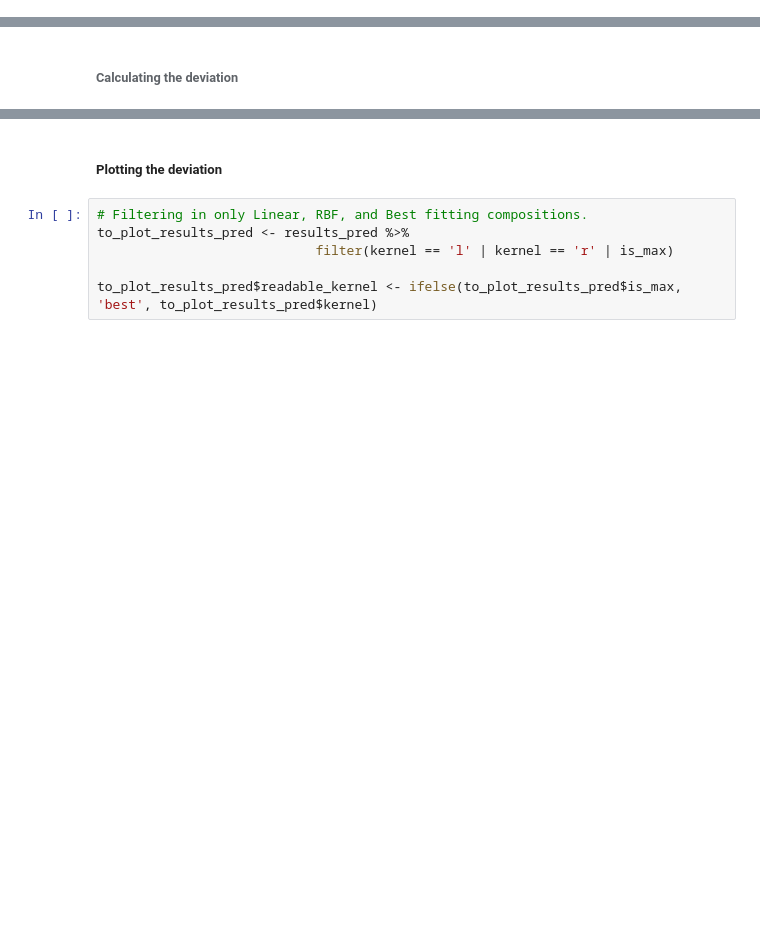
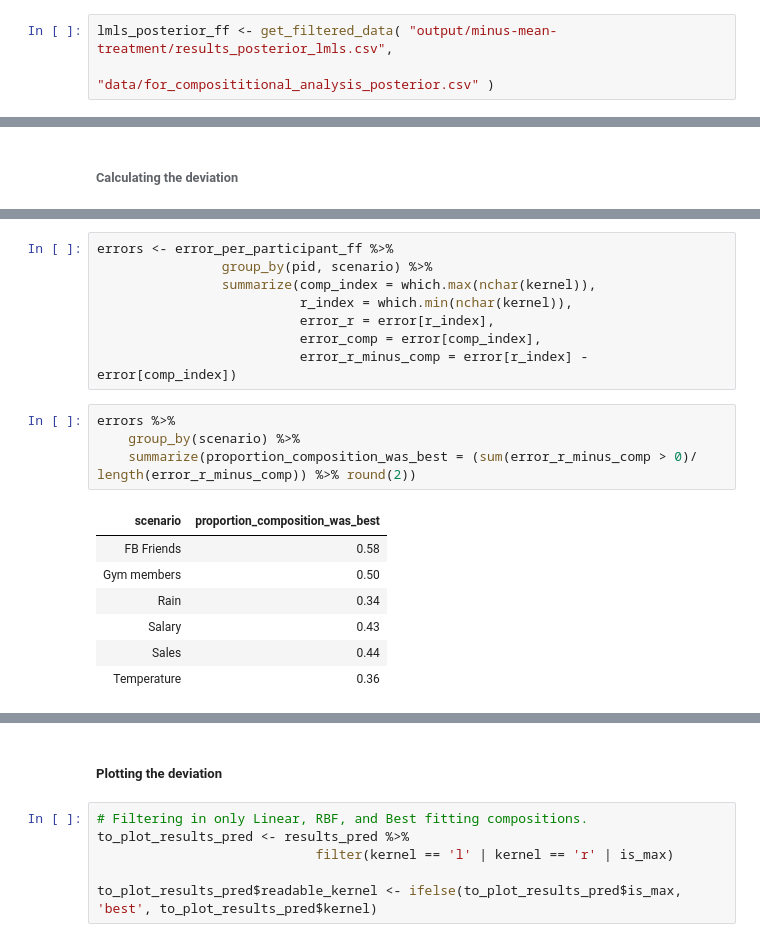
Before and after one commit to ericschulz/compforca, a Jupyter notebook: Data analysis/5- New grid plots (6x2 plots).ipynb, the cells around one changed output, grey strips where cells are left out. Drawn from its saved outputs; the diff is of its cells as text; blank space fills up the shorter version.

```diff
--- a/Data analysis/5- New grid plots (6x2 plots).ipynb
+++ b/Data analysis/5- New grid plots (6x2 plots).ipynb
@@ -455,0 +441,3 @@ cols(
+# %%
+lmls_posterior_ff <- get_filtered_data( "output/minus-mean-treatment/results_posterior_lmls.csv",
+                                        "data/for_composititional_analysis_posterior.csv" )
@@ -566,0 +625,20 @@ results_pred$is_max <- !(is.na(results_pred$is_max))
+# %%
+errors <- error_per_participant_ff %>%
+                group_by(pid, scenario) %>%
+                summarize(comp_index = which.max(nchar(kernel)),
+                          r_index = which.min(nchar(kernel)),
+                          error_r = error[r_index],
+                          error_comp = error[comp_index],
+                          error_r_minus_comp = error[r_index] - error[comp_index])
+# %%
+errors %>%
+    group_by(scenario) %>%
+    summarize(proportion_composition_was_best = (sum(error_r_minus_comp > 0)/ length(error_r_minus_comp)) %>% round(2))
+# %% [output]
+| scenario | proportion_composition_was_best |
+| FB Friends | 0.58 |
+| Gym members | 0.50 |
+| Rain | 0.34 |
+| Salary | 0.43 |
+| Sales | 0.44 |
+| Temperature | 0.36 |
```
Also changed, not shown: parts of 41 cells of this notebook, 4 other files.
